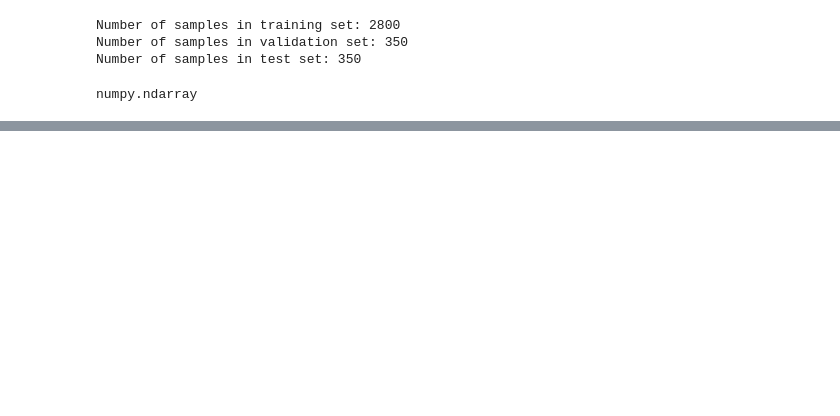
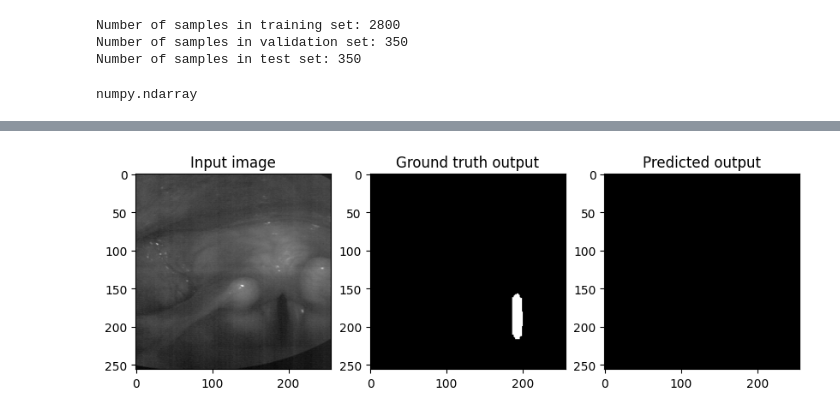
Before and after one commit to Hamed-kalak/UNet, a Jupyter notebook: bagls.ipynb, the cells around one changed output, grey strips where cells are left out. Cells and saved outputs as stored; diff of their text form; code cells hidden in the pictures; blank space fills up the shorter version.

```diff
--- a/bagls.ipynb
+++ b/bagls.ipynb
@@ -170,0 +187,4 @@ response
+# %%
+y_pred = model.predict(x_test)
+
+score = model.evaluate(x_test, y_test)
@@ -170,0 +194,23 @@ response
+# %%
+# Choose an index i to plot
+i = 5
+
+# Create a figure with three subplots arranged horizontally
+fig, axs = plt.subplots(1, 3, figsize=(10, 5))
+
+# Plot the input image in the first subplot
+axs[0].imshow(x_test[i, :, :], cmap='gray')
+axs[0].set_title('Input image')
+
+# Plot the ground truth output in the second subplot
+axs[1].imshow(y_test[i, :, :], cmap='gray')
+axs[1].set_title('Ground truth output')
+
+# Plot the predicted output in the third subplot
+axs[2].imshow(y_pred[i, :, :], cmap='gray')
+axs[2].set_title('Predicted output')
+
+# Show the figure
+plt.show()
+# %% [output]
+[figure, added]
```
Also changed, not shown: parts of 8 cells of this notebook.
